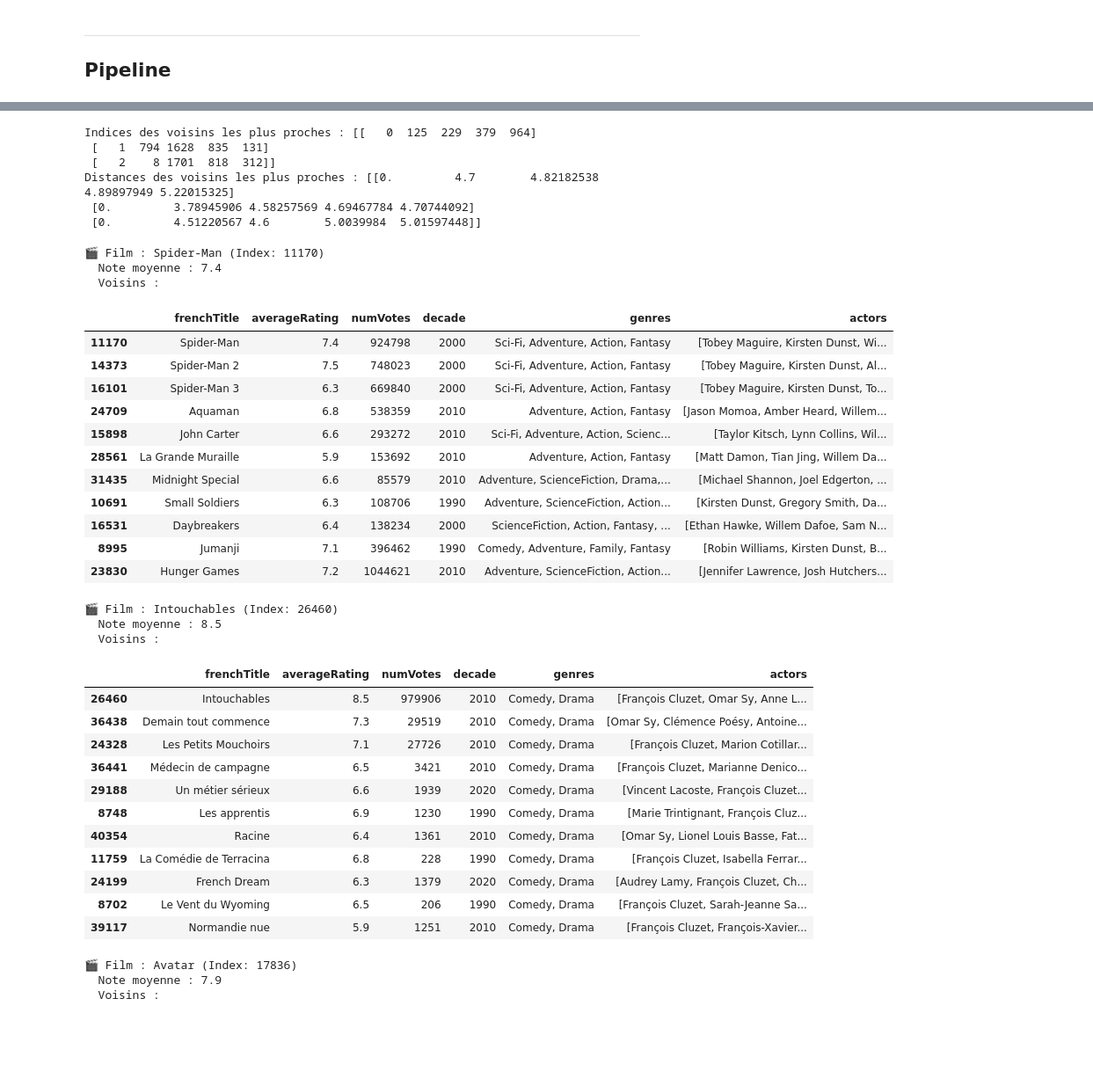
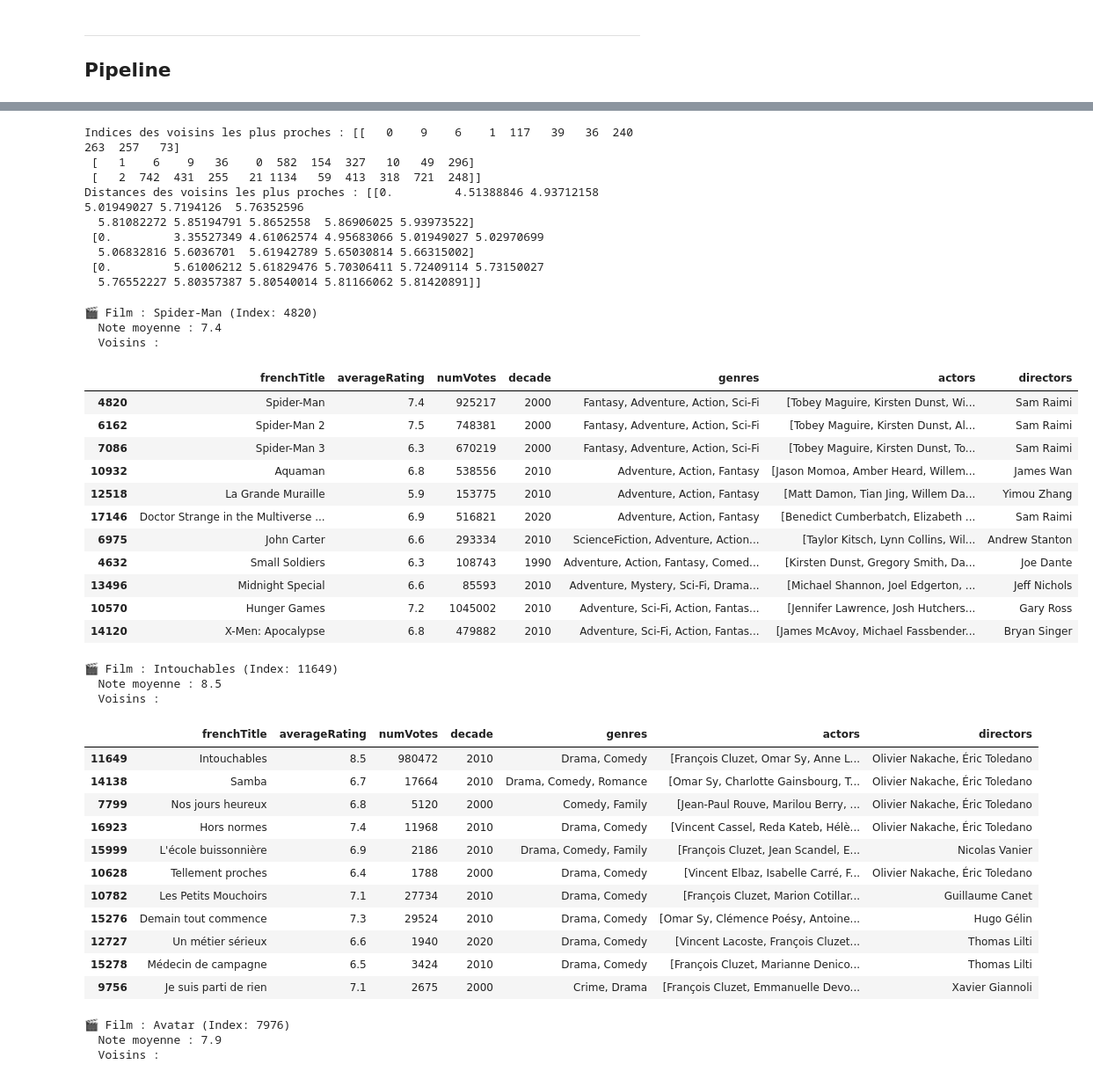
Before and after one commit to Idumii/WildCodeSchool-Projet2, a Jupyter notebook: machineLearning/training.ipynb, the cells around one changed output, grey strips where cells are left out. Shown at 88% size. Saved outputs shown, nothing was run; the diff lists cells and outputs as text; code cells hidden in the pictures; blank space fills up the shorter version.

Commit message:
Ajout des directors pour le ML

```diff
--- a/machineLearning/training.ipynb
+++ b/machineLearning/training.ipynb
@@ -55,6 +55,6 @@ class MultiLabelBinarizerPipelineFriendly(BaseEstimator, TransformerMixin):
         return self.mlb.classes_
 # %%
 # Récuperation du df
-df = pd.read_csv('../ressources/df_v3.csv', sep=';', encoding='utf-8')
+df = pd.read_csv('../ressources/df_v4.csv', sep=';', encoding='utf-8')
 df.isna().sum()
 # %% [output]
@@ -128,6 +128,10 @@ preprocessor = ColumnTransformer(
             ('mlb', MultiLabelBinarizerPipelineFriendly()),
             ('weight', FunctionTransformer(lambda x: multiply_block(x, 2))),
             ]), 'actors'),
+        ('directors', Pipeline([
+            ('mlb', MultiLabelBinarizerPipelineFriendly()),
+            ('weight', FunctionTransformer(lambda x: multiply_block(x, 0.8))),
+            ]), 'directors'),
         ('genres', MultiLabelBinarizerPipelineFriendly(), 'genres'),
         ('decade', Pipeline([
             ('encoder', OrdinalEncoder()),
@@ -184,63 +188,66 @@ print("Indices des voisins les plus proches :", indices)
 # Affichage des distances des voisins les plus proches
 print("Distances des voisins les plus proches :", distances)
 # %% [output]
-Indices des voisins les plus proches : [[   0  125  229  379  964]
- [   1  794 1628  835  131]
- [   2    8 1701  818  312]]
-Distances des voisins les plus proches : [[0.         4.7        4.82182538 4.89897949 5.22015325]
- [0.         3.78945906 4.58257569 4.69467784 4.70744092]
- [0.         4.51220567 4.6        5.0039984  5.01597448]]
+Indices des voisins les plus proches : [[   0    9    6    1  117   39   36  240  263  257   73]
+ [   1    6    9   36    0  582  154  327   10   49  296]
+ [   2  742  431  255   21 1134   59  413  318  721  248]]
+Distances des voisins les plus proches : [[0.         4.51388846 4.93712158 5.01949027 5.7194126  5.76352596
+  5.81082272 5.85194791 5.8652558  5.86906025 5.93973522]
+ [0.         3.35527349 4.61062574 4.95683066 5.01949027 5.02970699
+  5.06832816 5.6036701  5.61942789 5.65030814 5.66315002]
+ [0.         5.61006212 5.61829476 5.70306411 5.72409114 5.73150027
+  5.76552227 5.80357387 5.80540014 5.81166062 5.81420891]]
 # %%
 titres = ['Spider-Man', "Intouchables", 'Avatar']  # ou d’autres
 
 for titre in titres:
     film_cible = df[df['frenchTitle'].str.contains(titre, case=False, na=False)]
     if film_cible.empty:
         print(f"Film '{titre}' non trouvé.")
         continue
 
     idx_film = film_cible.index[0]
     film_non_standardise = df.drop(columns=['frenchTitle']).loc[[idx_film]]
     film_transforme = pipeline.named_steps['preprocessor'].transform(film_non_standardise)
     distances, indices = pipeline.named_steps['knn'].kneighbors(film_transforme)
 
     print(f"\n🎬 Film : {df.loc[idx_film, 'frenchTitle']} (Index: {idx_film})")
     print(f"  Note moyenne : {df.loc[idx_film, 'averageRating']}")
     neighbor_original_indices = X.iloc[indices[0]].index
-    neighbor_info = df.loc[neighbor_original_indices][['frenchTitle', 'averageRating', 'numVotes', 'decade', 'genres', 'actors']]
+    neighbor_info = df.loc[neighbor_original_indices][['frenchTitle', 'averageRating', 'numVotes', 'decade', 'genres', 'actors', 'directors']]
     print("  Voisins :")
     display(neighbor_info)
 # %% [output]
-🎬 Film : Spider-Man (Index: 11170)
+🎬 Film : Spider-Man (Index: 4820)
   Note moyenne : 7.4
   Voisins :
-|  | frenchTitle | averageRating | numVotes | decade | genres | actors |
-| 11170 | Spider-Man | 7.4 | 924798 | 2000 | Sci-Fi, Adventure, Action, Fantasy | [Tobey Maguire, Kirsten Dunst, Wi... |
-| 14373 | Spider-Man 2 | 7.5 | 748023 | 2000 | Sci-Fi, Adventure, Action, Fantasy | [Tobey Maguire, Kirsten Dunst, Al... |
-| 16101 | Spider-Man 3 | 6.3 | 669840 | 2000 | Sci-Fi, Adventure, Action, Fantasy | [Tobey Maguire, Kirsten Dunst, To... |
-| 24709 | Aquaman | 6.8 | 538359 | 2010 | Adventure, Action, Fantasy | [Jason Momoa, Amber Heard, Willem... |
-| 15898 | John Carter | 6.6 | 293272 | 2010 | Sci-Fi, Adventure, Action, Scienc... | [Taylor Kitsch, Lynn Collins, Wil... |
-| 28561 | La Grande Muraille | 5.9 | 153692 | 2010 | Adventure, Action, Fantasy | [Matt Damon, Tian Jing, Willem Da... |
-| 31435 | Midnight Special | 6.6 | 85579 | 2010 | Adventure, ScienceFiction, Drama,... | [Michael Shannon, Joel Edgerton, ... |
-| 10691 | Small Soldiers | 6.3 | 108706 | 1990 | Adventure, ScienceFiction, Action... | [Kirsten Dunst, Gregory Smith, Da... |
-| 16531 | Daybreakers | 6.4 | 138234 | 2000 | ScienceFiction, Action, Fantasy, ... | [Ethan Hawke, Willem Dafoe, Sam N... |
-| 8995 | Jumanji | 7.1 | 396462 | 1990 | Comedy, Adventure, Family, Fantasy | [Robin Williams, Kirsten Dunst, B... |
-| 23830 | Hunger Games | 7.2 | 1044621 | 2010 | Adventure, ScienceFiction, Action... | [Jennifer Lawrence, Josh Hutchers... |
+|  | frenchTitle | averageRating | numVotes | decade | genres | actors | directors |
+| 4820 | Spider-Man | 7.4 | 925217 | 2000 | Fantasy, Adventure, Action, Sci-Fi | [Tobey Maguire, Kirsten Dunst, Wi... | Sam Raimi |
+| 6162 | Spider-Man 2 | 7.5 | 748381 | 2000 | Fantasy, Adventure, Action, Sci-Fi | [Tobey Maguire, Kirsten Dunst, Al... | Sam Raimi |
+| 7086 | Spider-Man 3 | 6.3 | 670219 | 2000 | Fantasy, Adventure, Action, Sci-Fi | [Tobey Maguire, Kirsten Dunst, To... | Sam Raimi |
+| 10932 | Aquaman | 6.8 | 538556 | 2010 | Adventure, Action, Fantasy | [Jason Momoa, Amber Heard, Willem... | James Wan |
+| 12518 | La Grande Muraille | 5.9 | 153775 | 2010 | Adventure, Action, Fantasy | [Matt Damon, Tian Jing, Willem Da... | Yimou Zhang |
+| 17146 | Doctor Strange in the Multiverse ... | 6.9 | 516821 | 2020 | Adventure, Action, Fantasy | [Benedict Cumberbatch, Elizabeth ... | Sam Raimi |
+| 6975 | John Carter | 6.6 | 293334 | 2010 | ScienceFiction, Adventure, Action... | [Taylor Kitsch, Lynn Collins, Wil... | Andrew Stanton |
+| 4632 | Small Soldiers | 6.3 | 108743 | 1990 | Adventure, Action, Fantasy, Comed... | [Kirsten Dunst, Gregory Smith, Da... | Joe Dante |
+| 13496 | Midnight Special | 6.6 | 85593 | 2010 | Adventure, Mystery, Sci-Fi, Drama... | [Michael Shannon, Joel Edgerton, ... | Jeff Nichols |
+| 10570 | Hunger Games | 7.2 | 1045002 | 2010 | Adventure, Sci-Fi, Action, Fantas... | [Jennifer Lawrence, Josh Hutchers... | Gary Ross |
+| 14120 | X-Men: Apocalypse | 6.8 | 479882 | 2010 | Adventure, Sci-Fi, Action, Fantas... | [James McAvoy, Michael Fassbender... | Bryan Singer |
-🎬 Film : Intouchables (Index: 26460)
+🎬 Film : Intouchables (Index: 11649)
   Note moyenne : 8.5
   Voisins :
-|  | frenchTitle | averageRating | numVotes | decade | genres | actors |
-| 26460 | Intouchables | 8.5 | 979906 | 2010 | Comedy, Drama | [François Cluzet, Omar Sy, Anne L... |
-| 36438 | Demain tout commence | 7.3 | 29519 | 2010 | Comedy, Drama | [Omar Sy, Clémence Poésy, Antoine... |
-| 24328 | Les Petits Mouchoirs | 7.1 | 27726 | 2010 | Comedy, Drama | [François Cluzet, Marion Cotillar... |
-| 36441 | Médecin de campagne | 6.5 | 3421 | 2010 | Comedy, Drama | [François Cluzet, Marianne Denico... |
-| 29188 | Un métier sérieux | 6.6 | 1939 | 2020 | Comedy, Drama | [Vincent Lacoste, François Cluzet... |
-| 8748 | Les apprentis | 6.9 | 1230 | 1990 | Comedy, Drama | [Marie Trintignant, François Cluz... |
-| 40354 | Racine | 6.4 | 1361 | 2010 | Comedy, Drama | [Omar Sy, Lionel Louis Basse, Fat... |
-| 11759 | La Comédie de Terracina | 6.8 | 228 | 1990 | Comedy, Drama | [François Cluzet, Isabella Ferrar... |
-| 24199 | French Dream | 6.3 | 1379 | 2020 | Comedy, Drama | [Audrey Lamy, François Cluzet, Ch... |
-| 8702 | Le Vent du Wyoming | 6.5 | 206 | 1990 | Comedy, Drama | [François Cluzet, Sarah-Jeanne Sa... |
-| 39117 | Normandie nue | 5.9 | 1251 | 2010 | Comedy, Drama | [François Cluzet, François-Xavier... |
+|  | frenchTitle | averageRating | numVotes | decade | genres | actors | directors |
+| 11649 | Intouchables | 8.5 | 980472 | 2010 | Drama, Comedy | [François Cluzet, Omar Sy, Anne L... | Olivier Nakache, Éric Toledano |
+| 14138 | Samba | 6.7 | 17664 | 2010 | Drama, Comedy, Romance | [Omar Sy, Charlotte Gainsbourg, T... | Olivier Nakache, Éric Toledano |
+| 7799 | Nos jours heureux | 6.8 | 5120 | 2000 | Comedy, Family | [Jean-Paul Rouve, Marilou Berry, ... | Olivier Nakache, Éric Toledano |
+| 16923 | Hors normes | 7.4 | 11968 | 2010 | Drama, Comedy | [Vincent Cassel, Reda Kateb, Hélè... | Olivier Nakache, Éric Toledano |
+| 15999 | L'école buissonnière | 6.9 | 2186 | 2010 | Drama, Comedy, Family | [François Cluzet, Jean Scandel, E... | Nicolas Vanier |
+| 10628 | Tellement proches | 6.4 | 1788 | 2000 | Drama, Comedy | [Vincent Elbaz, Isabelle Carré, F... | Olivier Nakache, Éric Toledano |
+| 10782 | Les Petits Mouchoirs | 7.1 | 27734 | 2010 | Drama, Comedy | [François Cluzet, Marion Cotillar... | Guillaume Canet |
+| 15276 | Demain tout commence | 7.3 | 29524 | 2010 | Drama, Comedy | [Omar Sy, Clémence Poésy, Antoine... | Hugo Gélin |
+| 12727 | Un métier sérieux | 6.6 | 1940 | 2020 | Drama, Comedy | [Vincent Lacoste, François Cluzet... | Thomas Lilti |
+| 15278 | Médecin de campagne | 6.5 | 3424 | 2010 | Drama, Comedy | [François Cluzet, Marianne Denico... | Thomas Lilti |
+| 9756 | Je suis parti de rien | 7.1 | 2675 | 2000 | Crime, Drama | [François Cluzet, Emmanuelle Devo... | Xavier Giannoli |
-🎬 Film : Avatar (Index: 17836)
+🎬 Film : Avatar (Index: 7976)
   Note moyenne : 7.9
   Voisins :
```
Also changed, not shown: parts of 5 cells of this notebook, 4 other files.
